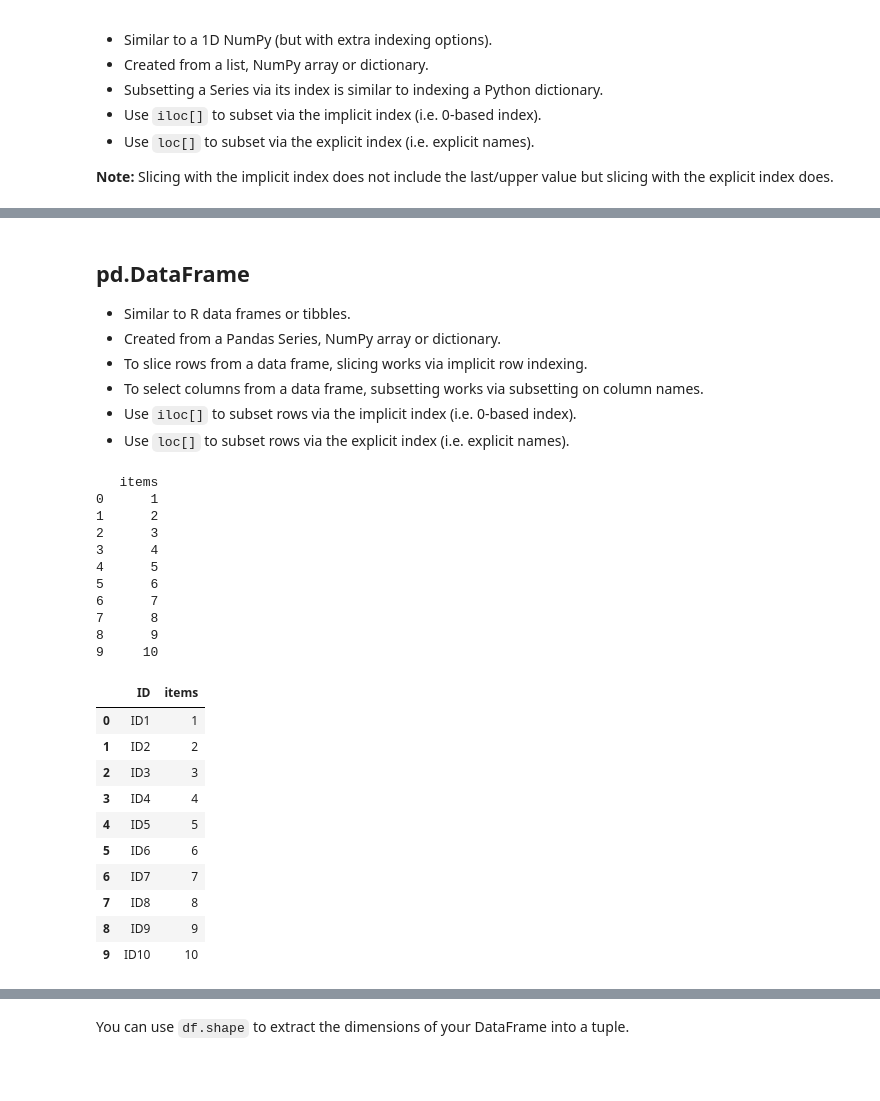
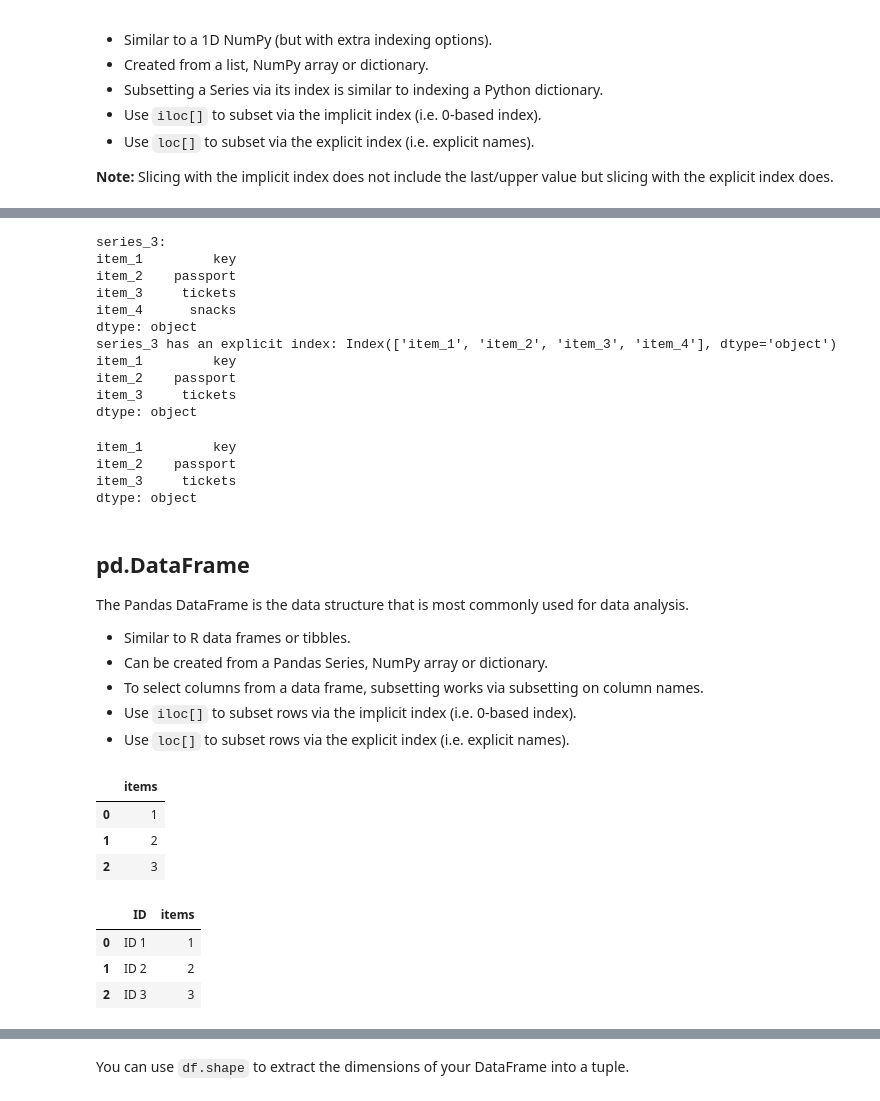
Before and after one commit to erikaduan/python_data_science_tips, a Jupyter notebook: 03_notebooks/03_Python-data-structures.ipynb, the cells around one changed output, grey strips where cells are left out. Saved outputs shown, nothing was run; the diff lists cells and outputs as text; code cells hidden in the pictures; blank space fills up the shorter version.

Commit message:
edit Python data structures notebook

```diff
--- a/03_notebooks/03_Python-data-structures.ipynb
+++ b/03_notebooks/03_Python-data-structures.ipynb
@@ -711,44 +831,60 @@ dtype: object
+# %%
+#-----example 2.2-----
+print("series_3: \n{}".format(series_3))
+print("series_3 has an explicit index: {}".format(series_3.index))
+
+print(series_3.iloc[0:2+1]) # you can still slice via the implicit index
+# %% [output]
+series_3:
+item_1         key
+item_2    passport
+item_3     tickets
+item_4      snacks
+dtype: object
+series_3 has an explicit index: Index(['item_1', 'item_2', 'item_3', 'item_4'], dtype='object')
+item_1         key
+item_2    passport
+item_3     tickets
+dtype: object
+# %%
+#-----example 2.3-----
+print(series_3.loc["item_1": "item_3"]) # slicing includes the last value for explicit index
+# %% [output]
+item_1         key
+item_2    passport
+item_3     tickets
+dtype: object
 # %% [markdown]
 ## pd.DataFrame
 
+The Pandas DataFrame is the data structure that is most commonly used for data analysis.
+
 + Similar to R data frames or tibbles.
-+ Created from a Pandas Series, NumPy array or dictionary.
-+ To slice rows from a data frame, slicing works via implicit row indexing.
++ Can be created from a Pandas Series, NumPy array or dictionary.
 + To select columns from a data frame, subsetting works via subsetting on column names.
 + Use `iloc[]` to subset rows via the implicit index (i.e. 0-based index).
 + Use `loc[]` to subset rows via the explicit index (i.e. explicit names).
+# %%
+#-----example 1.1-----
+series_1 = pd.Series(np.arange(1, 3+1, 1))
+
+df_1 = pd.DataFrame(series_1, columns = ["items"]) # create a DataFrame with 1 column from a Series
+df_1
+# %% [output]
+|  | items |
+| 0 | 1 |
+| 1 | 2 |
+| 2 | 3 |
 # %%
-#-----example 1-----
-series_1 = pd.Series(np.arange(1, 10+1, 1))
-series_2 = pd.Series([f'ID{n}' for n in range(1, 10+1, 1)])
-
-df_1 = pd.DataFrame(series_1, columns = ["items"])
-print(df_1) # one column
+#-----example 1.2-----
+series_2 = pd.Series([f'ID {n}' for n in range(1, 3+1, 1)])
 
 df_2 = pd.DataFrame({"ID" : series_2,
-                     "items" : series_1}) # dictionary format
-df_2 # more than one column
+                     "items" : series_1}) # create a DataFrame with 2 columns using a dictionary
+df_2
 # %% [output]
-   items
-0      1
-1      2
-2      3
-3      4
-4      5
-5      6
-6      7
-7      8
-8      9
-9     10
 |  | ID | items |
-| 0 | ID1 | 1 |
-| 1 | ID2 | 2 |
-| 2 | ID3 | 3 |
-| 3 | ID4 | 4 |
-| 4 | ID5 | 5 |
-| 5 | ID6 | 6 |
-| 6 | ID7 | 7 |
-| 7 | ID8 | 8 |
-| 8 | ID9 | 9 |
-| 9 | ID10 | 10 |
+| 0 | ID 1 | 1 |
+| 1 | ID 2 | 2 |
+| 2 | ID 3 | 3 |
 # %%
```
Also changed, not shown: parts of 88 cells of this notebook, 4 other files.
